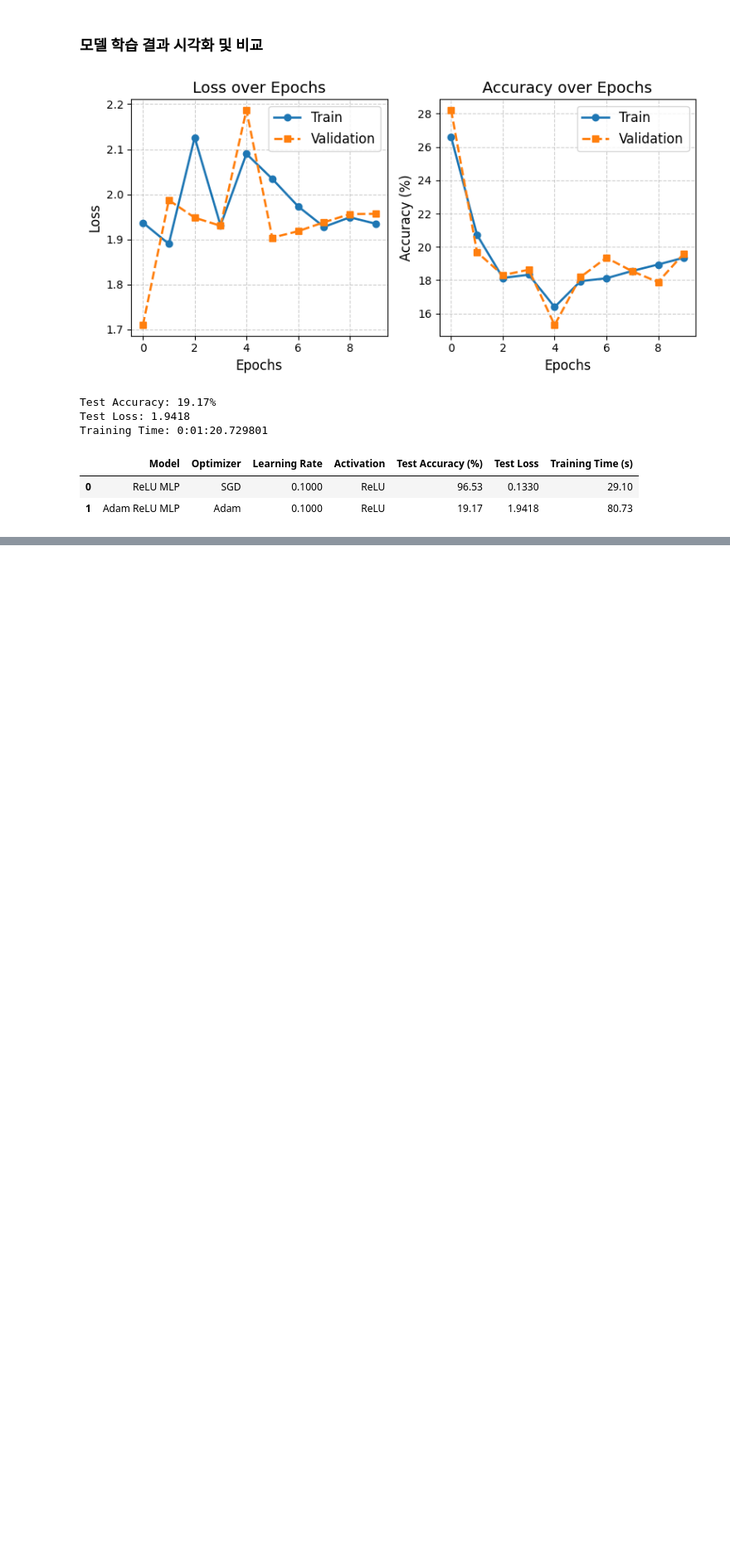
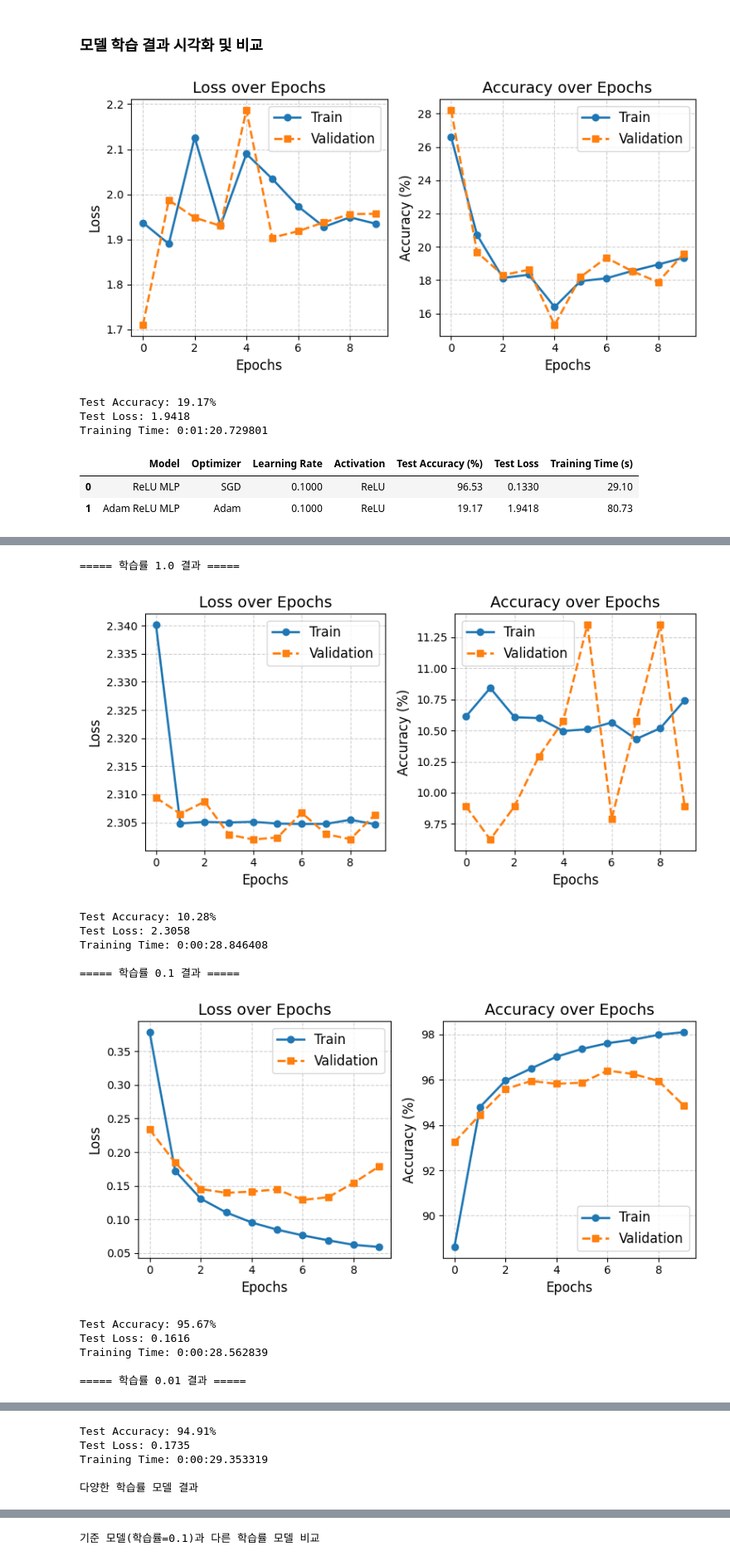
Before and after one commit to Sarang-Han/25-1-AI, a Jupyter notebook: HW1_2271064.ipynb, the cells around one changed output, grey strips where cells are left out. Shown at 83% size. Saved outputs shown, nothing was run; the diff lists cells and outputs as text; code cells hidden in the pictures; blank space fills up the shorter version.

```diff
--- a/HW1_2271064.ipynb
+++ b/HW1_2271064.ipynb
@@ -1004,0 +1098,67 @@ Training Time: 0:01:20.729801
+# %%
+# 학습률 실험 결과 시각화 및 비교
+for lr in learning_rates:
+    print(f"\n===== 학습률 {lr} 결과 =====")
+    visualize_training_results(lr_results[lr])
+
+# 성능 비교 표 생성
+lr_performance_summary = {
+    'Model': [lr_results[lr]['model'] for lr in learning_rates],
+    'Learning Rate': [lr for lr in learning_rates],
+    'Activation': ['ReLU' for _ in learning_rates],
+    'Test Accuracy (%)': [f"{lr_results[lr]['test_acc']:.2f}" for lr in learning_rates],
+    'Test Loss': [f"{lr_results[lr]['test_loss']:.4f}" for lr in learning_rates],
+    'Training Time (s)': [f"{lr_results[lr]['training_time']:.2f}" for lr in learning_rates]
+}
+
+print("\n다양한 학습률 모델 결과")
+# 결과 표 생성
+lr_summary_df = pd.DataFrame(lr_performance_summary)
+display(lr_summary_df)
+
+# 기준 모델(0.1)과 비교
+print("\n기준 모델(학습률=0.1)과 다른 학습률 모델 비교")
+base_lr = 0.1
+base_acc = lr_results[base_lr]['test_acc']
+base_loss = lr_results[base_lr]['test_loss']
+
+comparison = {
+    'Learning Rate': [],
+    'Accuracy Diff from Base (%)': [],
+    'Loss Diff from Base': [],
+    'Better/Worse than Base': []
+}
+
+for lr in learning_rates:
+    if lr == base_lr:
+        continue
+
+    acc_diff = lr_results[lr]['test_acc'] - base_acc
+    loss_diff = lr_results[lr]['test_loss'] - base_loss
+
+    comparison['Learning Rate'].append(lr)
+    comparison['Accuracy Diff from Base (%)'].append(f"{acc_diff:.2f}")
+    comparison['Loss Diff from Base'].append(f"{loss_diff:.4f}")
+
+    if acc_diff > 0:
+        comparison['Better/Worse than Base'].append('Better')
+    else:
+        comparison['Better/Worse than Base'].append('Worse')
+
+# 결과 표 생성
+compare_df = pd.DataFrame(comparison)
+display(compare_df)
+# %% [output]
+===== 학습률 1.0 결과 =====
+[figure, added]
+Test Accuracy: 10.28%
+Test Loss: 2.3058
+Training Time: 0:00:28.846408
+
+===== 학습률 0.1 결과 =====
+[figure, added]
+Test Accuracy: 95.67%
+Test Loss: 0.1616
+Training Time: 0:00:28.562839
+
+===== 학습률 0.01 결과 =====
@@ -1004,0 +1166,5 @@ Training Time: 0:01:20.729801
+Test Accuracy: 94.91%
+Test Loss: 0.1735
+Training Time: 0:00:29.353319
+
+다양한 학습률 모델 결과
@@ -1004,0 +1175 @@ Training Time: 0:01:20.729801
+기준 모델(학습률=0.1)과 다른 학습률 모델 비교
```
Also changed, not shown: parts of 4 cells of this notebook.
